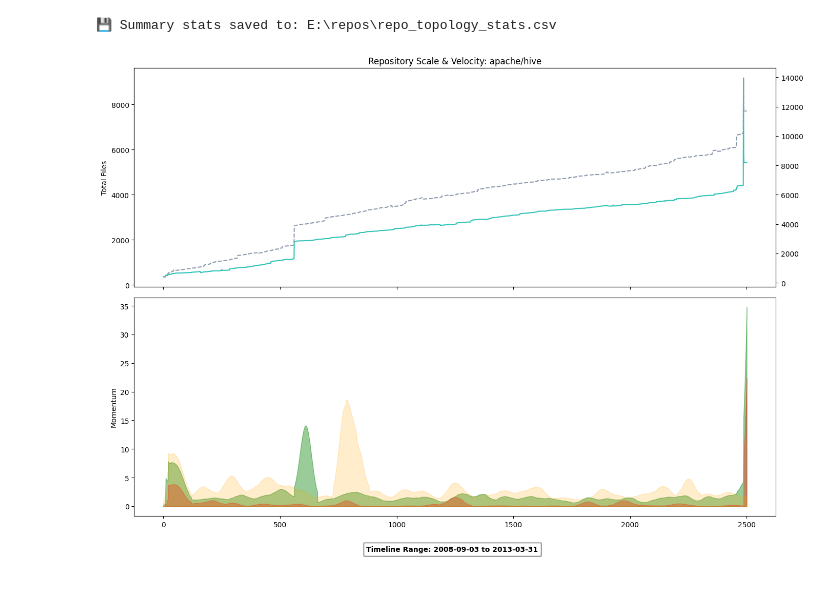
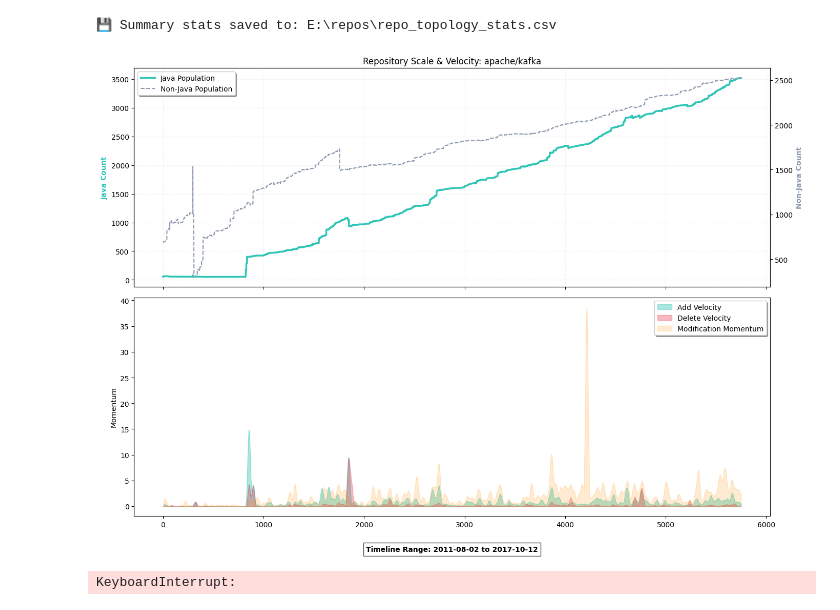
Before and after one commit to Knowledge4Software/KG-Commit, a Jupyter notebook: experiments/test_notebooks/inspect_structure.ipynb, the cells around one changed output. Cells and saved outputs as stored; diff of their text form; code cells hidden in the pictures.

Commit message:
added change_type (renamed, copied alongside with added, deleted, modified) plus some changes for live dashboard multi panel plot

```diff
--- a/experiments/test_notebooks/inspect_structure.ipynb
+++ b/experiments/test_notebooks/inspect_structure.ipynb
@@ -382,49 +382,62 @@ def analyze_and_plot_full_dashboard(repo_map: dict, update_interval_commits: int
                 history["java_deleted_delta"].append(local_java_deleted)
                 history["java_modified_delta"].append(local_java_modified)
 
-                # --- PHASE 4: LIVE DASHBOARD ---
+                # --- PHASE 4: LIVE DASHBOARD WITH FIXED LEGENDS ---
                 if c_idx % update_interval_commits == 0 or c_idx == total_commits:
                     clear_output(wait=True)
                     fig, (ax1, ax2) = plt.subplots(2, 1, figsize=(14, 10), sharex=True)
                     indices = np.arange(len(history["commit_dates"]))
 
                     # Panel 1: Inventory
-                    ax1.plot(indices, history["java_current_count"], color='#2ec4b6', label='Java Population')
+                    # Explicitly store line objects
+                    line1, = ax1.plot(indices, history["java_current_count"], color='#2ec4b6', label='Java Population', linewidth=2.5)
+                    ax1.set_ylabel("Java Count", color='#2ec4b6', fontweight='bold')
+                    ax1.grid(True, linestyle=':', alpha=0.3)
+
                     ax1_twin = ax1.twinx()
-                    ax1_twin.plot(indices, history["non_java_current_count"], color='#8d99ae', linestyle='--', label='Non-Java Population')
-                    ax1.set_ylabel("Total Files")
+                    line2, = ax1_twin.plot(indices, history["non_java_current_count"], color='#8d99ae', linestyle='--', label='Non-Java Population', linewidth=1.5)
+                    ax1_twin.set_ylabel("Non-Java Count", color='#8d99ae', fontweight='bold')
+
+                    # COMBINED LEGEND FOR AX1
+                    lines = [line1, line2]
+                    ax1.legend(lines, [l.get_label() for l in lines], loc='upper left', frameon=True, shadow=True)
+
                     ax1.set_title(f"Repository Scale & Velocity: {project_name}")
 
                     # Panel 2: Smooth Momentum
                     s_added = pd.Series(history["java_added_delta"]).rolling(smooth_window, min_periods=1, win_type='gaussian').mean(std=smooth_window/4)
                     s_del = pd.Series(history["java_deleted_delta"]).rolling(smooth_window, min_periods=1, win_type='gaussian').mean(std=smooth_window/4)
                     s_mod = pd.Series(history["java_modified_delta"]).rolling(smooth_window, min_periods=1, win_type='gaussian').mean(std=smooth_window/4)
 
-                    ax2.fill_between(indices, s_added, color='green', alpha=0.4, label='Add Velocity')
-                    ax2.fill_between(indices, s_del, color='red', alpha=0.3, label='Delete Velocity')
-                    ax2.fill_between(indices, s_mod, color='orange', alpha=0.2, label='Modification Momentum')
+                    # Use 'label' arguments inside fill_between for the legend to pick them up
+                    ax2.fill_between(indices, s_added, color='#2ec4b6', alpha=0.4, label='Add Velocity')
+                    ax2.fill_between(indices, s_del, color='#e71d36', alpha=0.3, label='Delete Velocity')
+                    ax2.fill_between(indices, s_mod, color='#ff9f1c', alpha=0.2, label='Modification Momentum')
+
                     ax2.set_ylabel("Momentum")
+                    ax2.legend(loc='upper right', frameon=True, shadow=True)
 
                     # Date Tracker
                     start_d = datetime.fromtimestamp(history["commit_dates"][0]).strftime('%Y-%m-%d')
                     end_d = datetime.fromtimestamp(history["commit_dates"][-1]).strftime('%Y-%m-%d')
                     fig.text(0.5, 0.02, f"Timeline Range: {start_d} to {end_d}", ha='center', fontweight='bold', bbox=dict(facecolor='white', alpha=0.7))
 
                     plt.tight_layout(rect=[0, 0.05, 1, 1])
                     display(fig)
                     plt.close(fig)
 
             saved_histories[project_name] = history
 
         except Exception as e:
             print(f"💥 Error in {project_name}: {e}")
 
     return saved_histories
 # --- TARGET INVOCATION ---
 project_data_pool = analyze_and_plot_full_dashboard(
-    repo_map={"apache/hive": REPO_MAP.get("apache/hive")},
+    repo_map={"apache/kafka": REPO_MAP.get("apache/kafka")},
     update_interval_commits=250,
-    smooth_window=100  # Adjust this value higher for smoother waves, lower for sharper curves
+    smooth_window=50  # Adjust this value higher for smoother waves, lower for sharper curves
 )
 # %% [output]
-[figure, old version]
+[figure, new version]
+KeyboardInterrupt:
```
Also changed, not shown: 4 other files.
